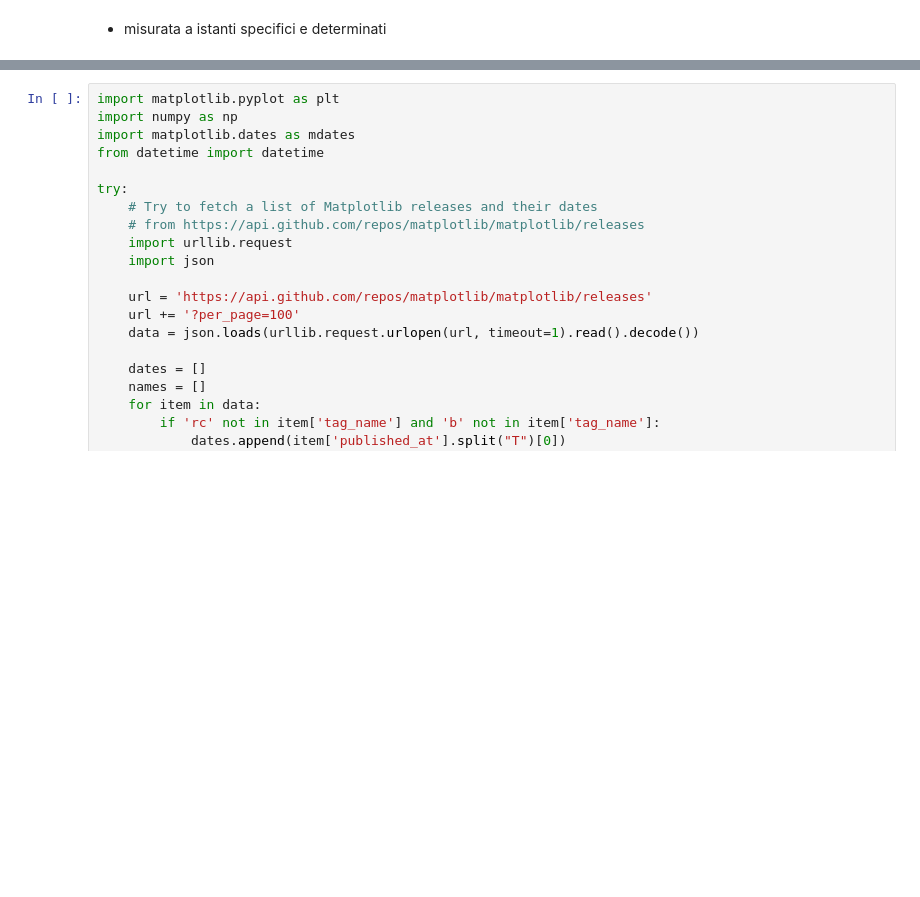
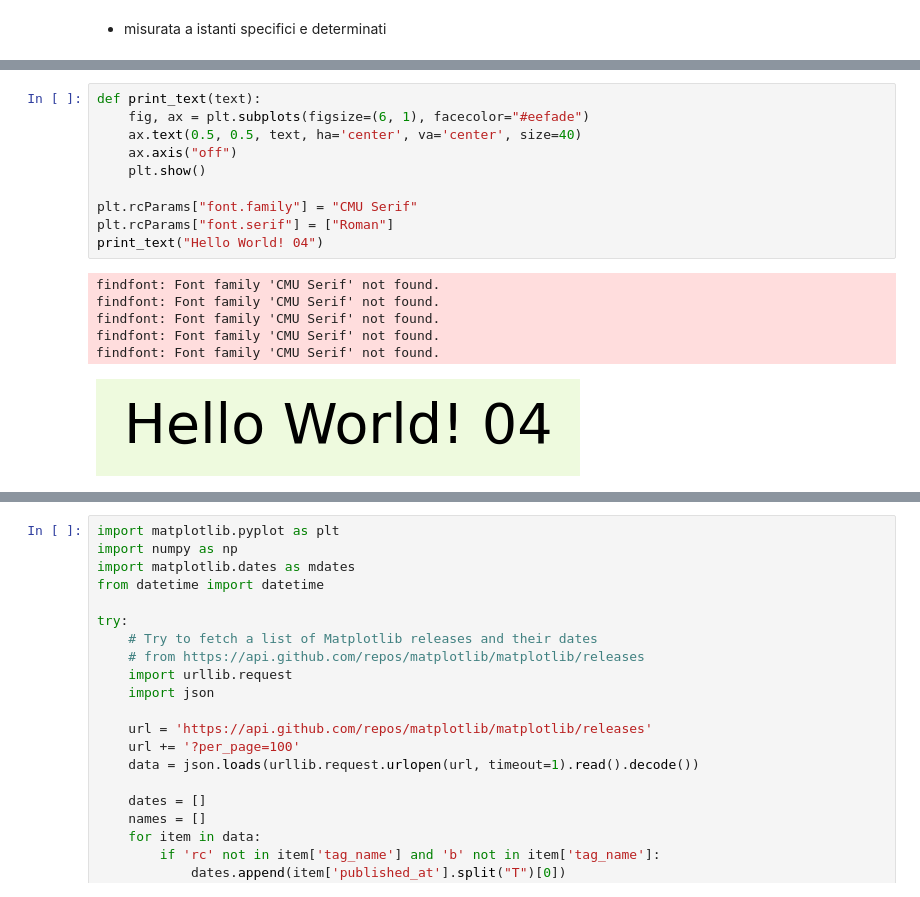
Before and after one commit to andreaagostini-teaching/cs1-dispense, a Jupyter notebook: notebooks/capitolo_1.ipynb, the cells around one changed output, grey strips where cells are left out. Saved outputs shown, nothing was run; the diff lists cells and outputs as text; blank space fills up the shorter version.

```diff
--- a/notebooks/capitolo_1.ipynb
+++ b/notebooks/capitolo_1.ipynb
@@ -111,0 +124,17 @@ y.shape
+# %%
+def print_text(text):
+    fig, ax = plt.subplots(figsize=(6, 1), facecolor="#eefade")
+    ax.text(0.5, 0.5, text, ha='center', va='center', size=40)
+    ax.axis("off")
+    plt.show()
+
+plt.rcParams["font.family"] = "CMU Serif"
+plt.rcParams["font.serif"] = ["Roman"]
+print_text("Hello World! 04")
+# %% [output]
+findfont: Font family 'CMU Serif' not found.
+findfont: Font family 'CMU Serif' not found.
+findfont: Font family 'CMU Serif' not found.
+findfont: Font family 'CMU Serif' not found.
+findfont: Font family 'CMU Serif' not found.
+[figure, added]
```
Also changed, not shown: parts of 14 cells of this notebook, 5 other files.
